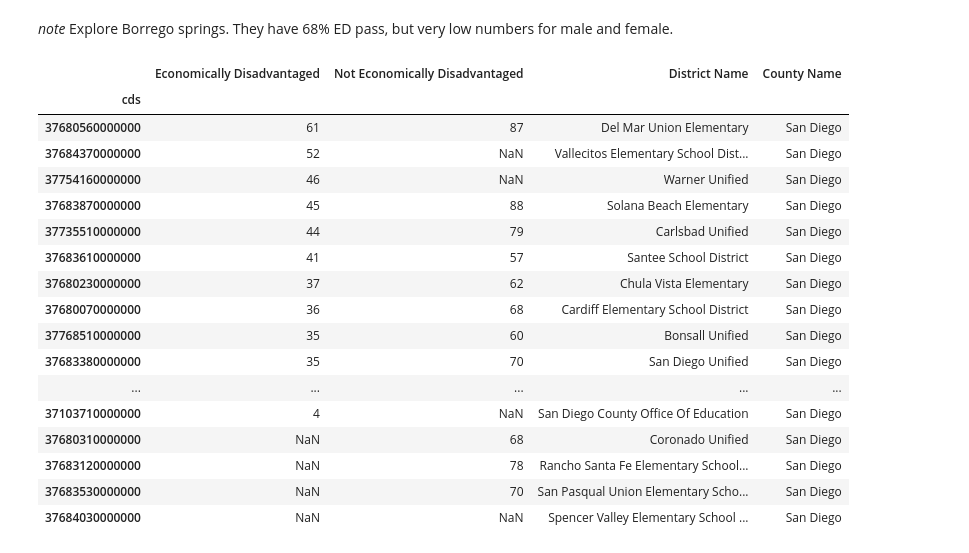
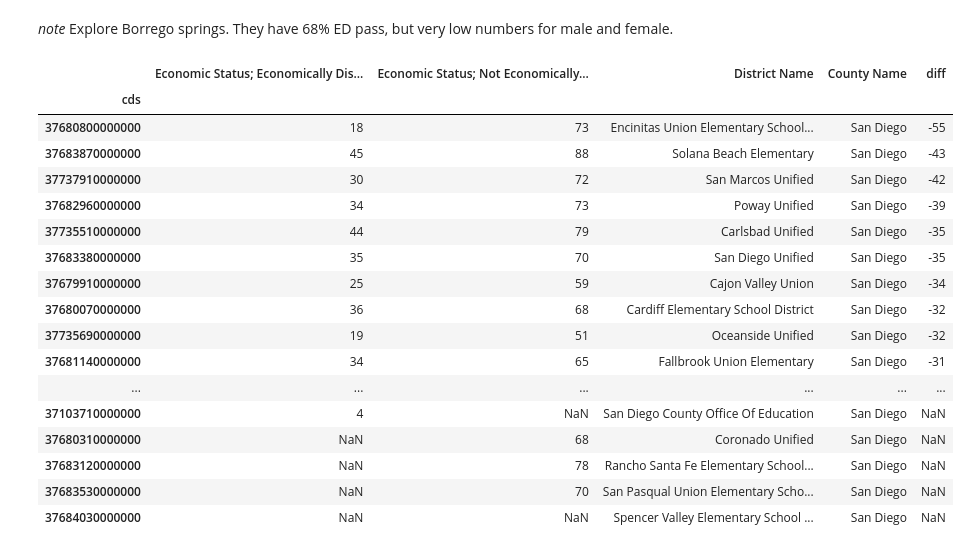
Before and after one commit to sandiegodata-projects/333-CAASPP, a Jupyter notebook: eric/Districts.ipynb, the cells around one changed output. Saved outputs shown, nothing was run; the diff lists cells and outputs as text; code cells hidden in the pictures.

```diff
--- a/eric/Districts.ipynb
+++ b/eric/Districts.ipynb
@@ -32,6 +34,10 @@ race_eth_names = ['BlackED', 'AsianED', 'FilipinoED' , 'LatinoED', 'WhiteED',
 
 subgroups = pd.read_csv('../Subgroups.txt', header=None, names = ['subgroup_id','subgroup_name','category'],
                        index_col = 0)
+subgroups['title'] = subgroups.apply(lambda row: row['category']+"; "+row['subgroup_name'], axis=1)
+subgroup_names = subgroups.to_dict()['title']
+# %%
+subgroup_names = subgroups.to_dict()['title']
 # %%
 
 def geo_decomp(grade):
@@ -47,8 +53,8 @@ def geo_decomp(grade):
     counties =  subset(grade, df[ (df['County Code'] != 0) & (df['District Code'] == 0) & (df['School Code'] == 0)])
     states =  subset(grade, df[ (df['County Code'] == 0)])
 
-    counties_p = pd.pivot_table(county,index='cds', columns='subgroup', values='pct_msa')
-    districts_p = pd.pivot_table(district[district.pct_msa != 0],index='cds', columns='subgroup', values='pct_msa')
+    counties_p = pd.pivot_table(counties,index='cds', columns='subgroup', values='pct_msa')
+    districts_p = pd.pivot_table(districts[district.pct_msa != 0],index='cds', columns='subgroup', values='pct_msa')
     schools_p = pd.pivot_table(schools[schools.pct_msa != 0],index='cds', columns='subgroup', values='pct_msa')
 
     return (state, counties, counties_p, districts, districts_p, schools, schools_p)
@@ -56,7 +62,11 @@ def geo_decomp(grade):
 # Join Names!
 # .join(district_names,how='left', rsuffix='_r')
 
-def district_subgroups(grade, subgroup_ids):
+def munge_sg_cols(df):
+    df.columns = [ subgroup_names.get(e,e).strip().strip('"') for e in df.columns ]
+    return df
+
+def district_subgroups(grade, subgroup_ids, munge_cols = True):
 
     (state, counties, counties_p, districts, districts_p, schools, schools_p) = geo_decomp(grade)
 
@@ -68,9 +78,18 @@ def district_subgroups(grade, subgroup_ids):
     #df =  pd.pivot_table(ed[districts.pct_msa != 0],index='cds', columns='subgroup', values='pct_msa')\
     #.join(district_names,how='left', rsuffix='_r').sort(subgroup_ids[0], ascending=False)
 
-    subgroup_names = subgroups.to_dict()['subgroup_name']
+    if munge_cols:
+        munge_sg_cols(df)
 
-    # Convert
-    df.columns = [ subgroup_names.get(e,e).strip().strip('"') for e in df.columns ]
 
     return df
+
+def district_difs(grade, sg_id1, sg_id2):
+
+    df = district_subgroups(grade, (sg_id1, sg_id2), munge_cols = False)
+
+    df['diff'] = df[sg_id1] - df[sg_id2]
+
+    munge_sg_cols(df)
+
+    return df.sort('diff',ascending = True)
@@ -97,0 +98,5 @@ state[(state.subgroup == 31) | (state.subgroup == 111) ]
+# %%
+pd.set_option('display.max_colwidth', 120)
+sa = pd.pivot_table(state,index='cds', columns='subgroup', values='pct_msa').T.join(subgroups['title'])
+sa.columns = ['pct_msa', 'Subgroup Title']
+sa.sort('pct_msa', ascending = True)
@@ -139,23 +163,23 @@ district_subgroups(3, (3,4))
 # %% [markdown]
 *note* Explore Borrego springs. They have 68% ED pass, but very low numbers for male and female.
 # %%
-district_subgroups(3, (31,111))
+district_difs(3, 31,111)
 # %% [output]
-|  | Economically Disadvantaged | Not Economically Disadvantaged | District Name | County Name |
-| cds |  |  |  |  |
-| 37680560000000 | 61 | 87 | Del Mar Union Elementary | San Diego |
-| 37684370000000 | 52 | NaN | Vallecitos Elementary School Dist... | San Diego |
-| 37754160000000 | 46 | NaN | Warner Unified | San Diego |
-| 37683870000000 | 45 | 88 | Solana Beach Elementary | San Diego |
-| 37735510000000 | 44 | 79 | Carlsbad Unified | San Diego |
-| 37683610000000 | 41 | 57 | Santee School District | San Diego |
-| 37680230000000 | 37 | 62 | Chula Vista Elementary | San Diego |
-| 37680070000000 | 36 | 68 | Cardiff Elementary School District | San Diego |
-| 37768510000000 | 35 | 60 | Bonsall Unified | San Diego |
-| 37683380000000 | 35 | 70 | San Diego Unified | San Diego |
-| ... | ... | ... | ... | ... |
-| 37103710000000 | 4 | NaN | San Diego County Office Of Education | San Diego |
-| 37680310000000 | NaN | 68 | Coronado Unified | San Diego |
-| 37683120000000 | NaN | 78 | Rancho Santa Fe Elementary School... | San Diego |
-| 37683530000000 | NaN | 70 | San Pasqual Union Elementary Scho... | San Diego |
-| 37684030000000 | NaN | NaN | Spencer Valley Elementary School ... | San Diego |
+|  | Economic Status; Economically Dis... | Economic Status; Not Economically... | District Name | County Name | diff |
+| cds |  |  |  |  |  |
+| 37680800000000 | 18 | 73 | Encinitas Union Elementary School... | San Diego | -55 |
+| 37683870000000 | 45 | 88 | Solana Beach Elementary | San Diego | -43 |
+| 37737910000000 | 30 | 72 | San Marcos Unified | San Diego | -42 |
+| 37682960000000 | 34 | 73 | Poway Unified | San Diego | -39 |
+| 37735510000000 | 44 | 79 | Carlsbad Unified | San Diego | -35 |
+| 37683380000000 | 35 | 70 | San Diego Unified | San Diego | -35 |
+| 37679910000000 | 25 | 59 | Cajon Valley Union | San Diego | -34 |
+| 37680070000000 | 36 | 68 | Cardiff Elementary School District | San Diego | -32 |
+| 37735690000000 | 19 | 51 | Oceanside Unified | San Diego | -32 |
+| 37681140000000 | 34 | 65 | Fallbrook Union Elementary | San Diego | -31 |
+| ... | ... | ... | ... | ... | ... |
+| 37103710000000 | 4 | NaN | San Diego County Office Of Education | San Diego | NaN |
+| 37680310000000 | NaN | 68 | Coronado Unified | San Diego | NaN |
+| 37683120000000 | NaN | 78 | Rancho Santa Fe Elementary School... | San Diego | NaN |
+| 37683530000000 | NaN | 70 | San Pasqual Union Elementary Scho... | San Diego | NaN |
+| 37684030000000 | NaN | NaN | Spencer Valley Elementary School ... | San Diego | NaN |
```
Also changed, not shown: parts of 16 cells of this notebook.
